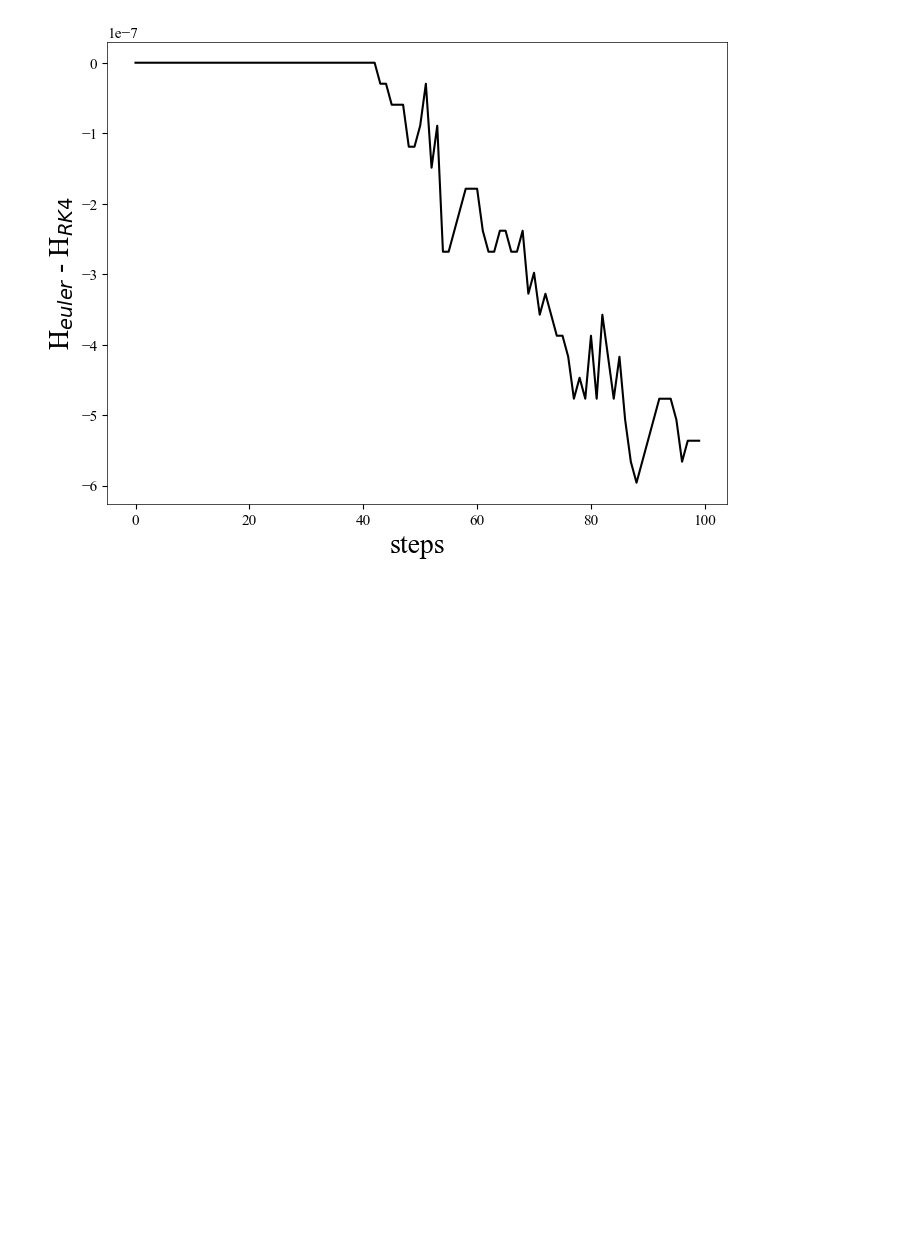
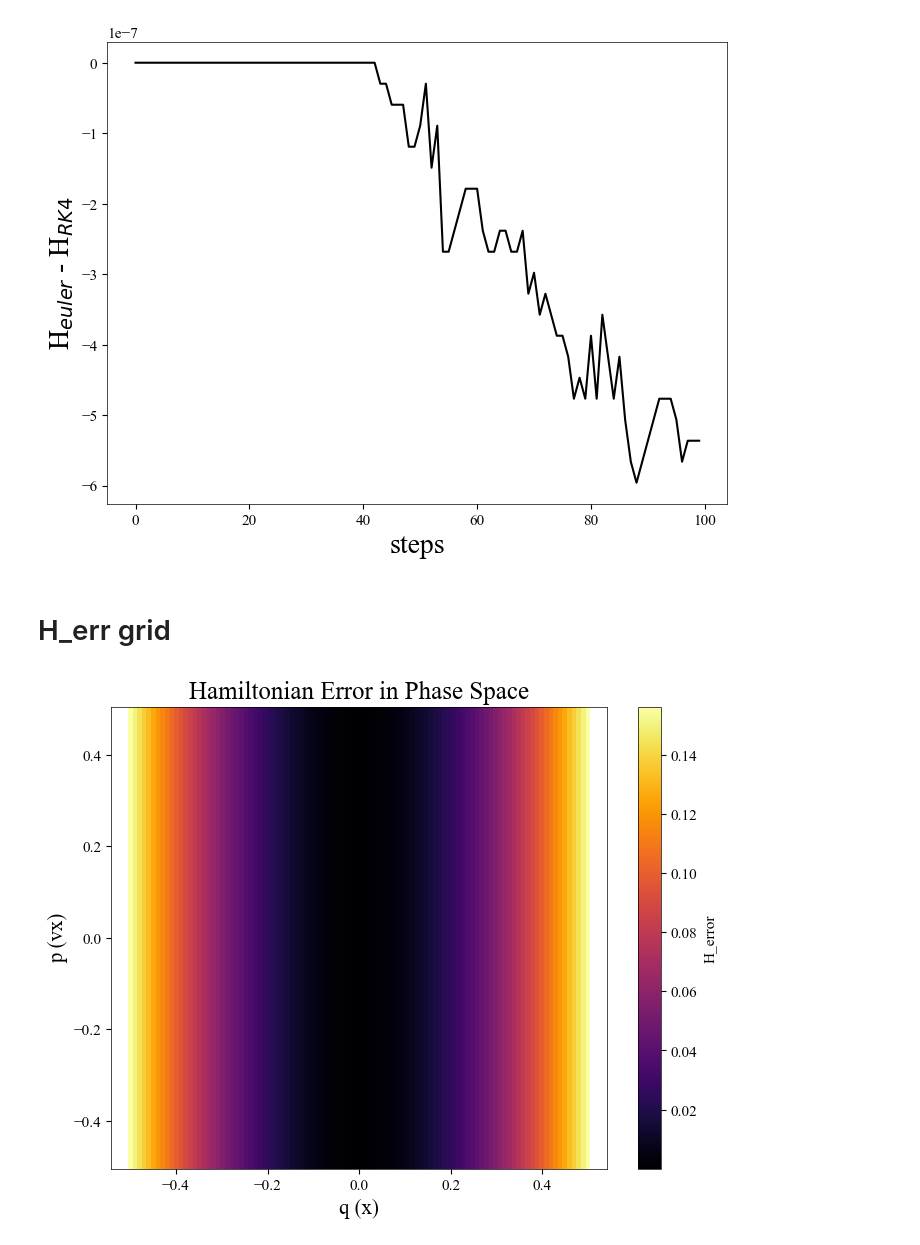
Before and after one commit to sgpfaff/orbitflows, a Jupyter notebook: examples/integration_tests/correction_step_tests/proof_of_concept+model.ipynb, the cells around one changed output. Cells and saved outputs as stored; diff of their text form; code cells hidden in the pictures; blank space fills up the shorter version.

```diff
--- a/examples/integration_tests/correction_step_tests/proof_of_concept+model.ipynb
+++ b/examples/integration_tests/correction_step_tests/proof_of_concept+model.ipynb
@@ -109,3 +109,5 @@ plt.ylabel('H$_{euler}$ - H$_{RK4}$', fontsize=20)
 # %% [output]
 Text(0, 0.5, 'H$_{euler}$ - H$_{RK4}$')
 [figure]
+# %% [markdown]
+# H_err grid
@@ -111,0 +116,54 @@ Text(0, 0.5, 'H$_{euler}$ - H$_{RK4}$')
+# %%
+def h_error(model, ps):
+    '''
+    Compute the error of the model prediction in the Hamiltonian.
+
+    Parameters
+    ----------
+    ps : torch.tensor
+        phase-space point
+
+    Returns
+    -------
+    torch.tensor
+        Hamiltonian error of the model prediction
+    '''
+    _aa = model.ps_to_aa(ps)
+    return H(ps, model.targetPotential) - hamiltonian_fixed_angle(model, _aa)
+# %%
+# Determine the range for q (x) and p (vx) from training data
+x_min, x_max = ps_guess[..., 0].min().item(), ps_guess[..., 0].max().item()
+vx_min, vx_max = ps_guess[..., 1].min().item(), ps_guess[..., 1].max().item()
+
+# Create a grid of points in phase space
+n_grid_points = 100 # Number of points for each dimension in the grid
+x_grid = torch.linspace(x_min, x_max, n_grid_points)
+vx_grid = torch.linspace(vx_min, vx_max, n_grid_points)
+X, VX = torch.meshgrid(x_grid, vx_grid, indexing='xy')
+
+# Prepare phase-space points for h_error function
+# Shape: (n_grid_points*n_grid_points, 2)
+ps_grid = torch.stack([X.flatten(), VX.flatten()], dim=1)
+
+# Calculate h_error for each point in the grid
+# Ensure ps_grid is on the same device as model parameters if using GPU
+# For this example, assuming CPU
+error_values = torch.zeros(ps_grid.shape[0])
+# Batch processing if memory is an issue, but for 100x100 it should be fine
+with torch.no_grad(): # No need to track gradients for plotting
+    error_values = h_error(model, ps_grid)
+
+# Reshape error_values to the grid shape
+error_grid = error_values.reshape(n_grid_points, n_grid_points)
+
+# Plot the colormap
+plt.figure(figsize=(8, 6))
+pcm = plt.pcolormesh(X.numpy(), VX.numpy(), error_grid.numpy(), cmap='inferno', shading='auto')
+plt.colorbar(pcm, label='H_error')
+plt.xlabel('q (x)', fontsize=15)
+plt.ylabel('p (vx)', fontsize=15)
+plt.title('Hamiltonian Error in Phase Space', fontsize=18)
+plt.axis('equal') # Keep aspect ratio for phase space
+plt.show()
+# %% [output]
+[figure, added]
```
Also changed, not shown: parts of 4 cells of this notebook, 24 other files.
